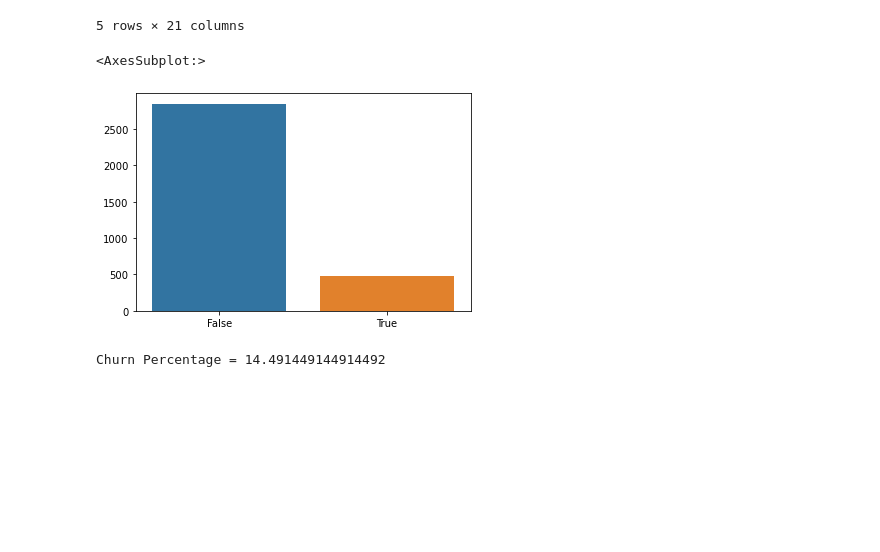
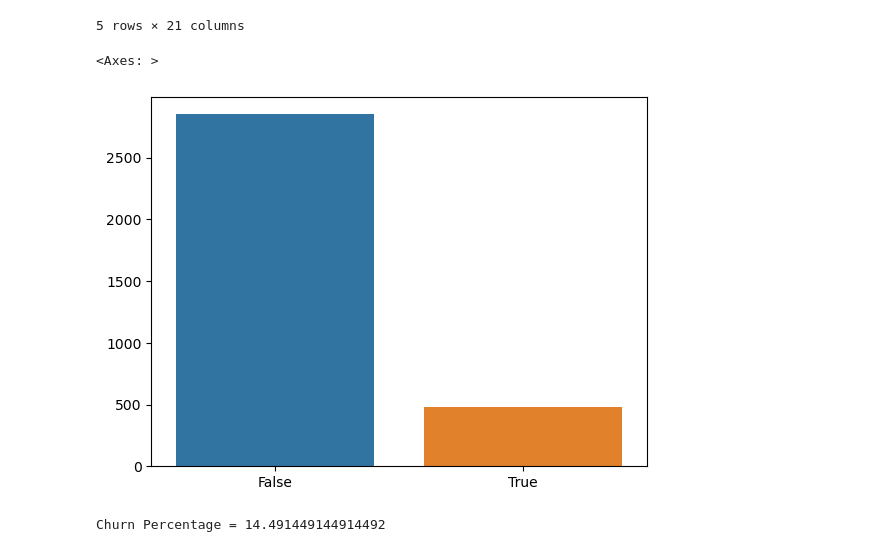
Before and after one commit to cdingIBM/mlops, a Jupyter notebook: Customer_Churn_CP4D.ipynb, the cells around one changed output. Cells and saved outputs as stored; diff of their text form; code cells hidden in the pictures; blank space fills up the shorter version.

```diff
--- a/Customer_Churn_CP4D.ipynb
+++ b/Customer_Churn_CP4D.ipynb
@@ -69,11 +69,12 @@ df.head()
 import time
 start_time = time.time()
 # %%
+# need x and y named arguments in CP4D 4.7.x
 y = df["churn"].value_counts()
-sns.barplot(y.index, y.values)
+sns.barplot(x= y.index, y= y.values)
 # %% [output]
-<AxesSubplot:>
+<Axes: >
-[figure, old version]
+[figure, new version]
 # %%
 y_True = df["churn"][df["churn"] == True]
 print ("Churn Percentage = "+str( (y_True.shape[0] / df["churn"].shape[0]) * 100 ))
```
Also changed, not shown: parts of 14 cells of this notebook, 1 other file.
